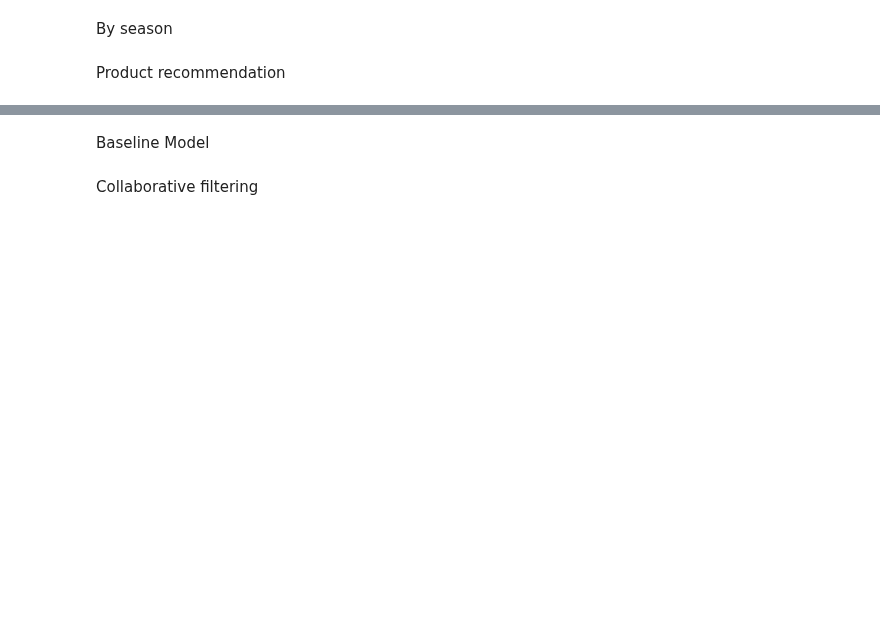
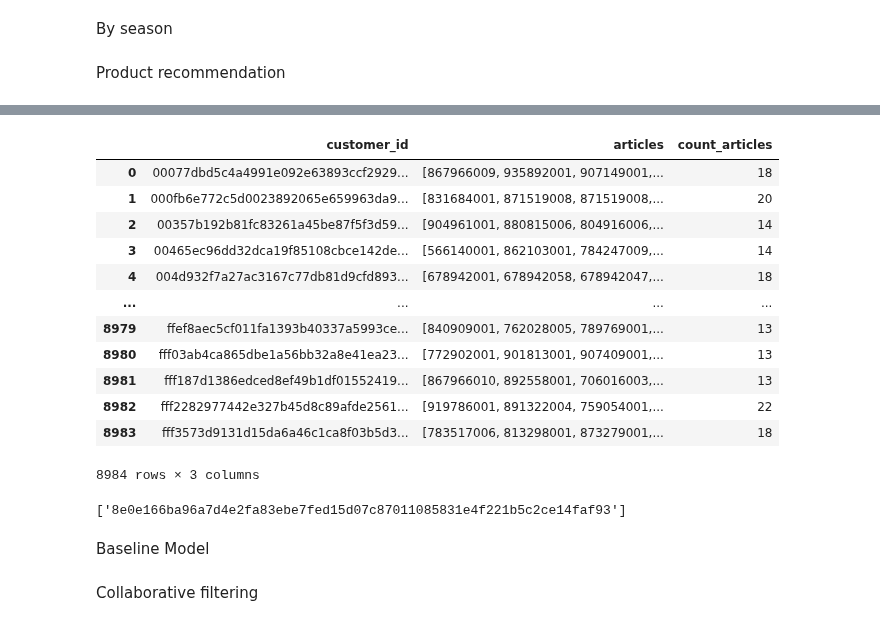
Before and after one commit to streamlit/streamlit-example, a Jupyter notebook: Create csv.ipynb, the cells around one changed output, grey strips where cells are left out. Drawn from its saved outputs; the diff is of its cells as text; code cells hidden in the pictures; blank space fills up the shorter version.

```diff
--- a/Create csv.ipynb
+++ b/Create csv.ipynb
@@ -76,3 +100,25 @@ from tqdm.notebook import tqdm
+# %%
+transactions_agg_customer=transactions_agg_customer[transactions_agg_customer['count_articles']> 12].reset_index(drop=True)
+# %%
+transactions_agg_customer
+# %% [output]
+|  | customer_id | articles | count_articles |
+| 0 | 00077dbd5c4a4991e092e63893ccf2929... | [867966009, 935892001, 907149001,... | 18 |
+| 1 | 000fb6e772c5d0023892065e659963da9... | [831684001, 871519008, 871519008,... | 20 |
+| 2 | 00357b192b81fc83261a45be87f5f3d59... | [904961001, 880815006, 804916006,... | 14 |
+| 3 | 00465ec96dd32dca19f85108cbce142de... | [566140001, 862103001, 784247009,... | 14 |
+| 4 | 004d932f7a27ac3167c77db81d9cfd893... | [678942001, 678942058, 678942047,... | 18 |
+| ... | ... | ... | ... |
+| 8979 | ffef8aec5cf011fa1393b40337a5993ce... | [840909001, 762028005, 789769001,... | 13 |
+| 8980 | fff03ab4ca865dbe1a56bb32a8e41ea23... | [772902001, 901813001, 907409001,... | 13 |
+| 8981 | fff187d1386edced8ef49b1df01552419... | [867966010, 892558001, 706016003,... | 13 |
+| 8982 | fff2282977442e327b45d8c89afde2561... | [919786001, 891322004, 759054001,... | 22 |
+| 8983 | fff3573d9131d15da6a46c1ca8f03b5d3... | [783517006, 813298001, 873279001,... | 18 |
+8984 rows × 3 columns
+# %%
+list(transactions_agg_customer.iloc[[5000]]['customer_id'])
+# %% [output]
+['8e0e166ba96a7d4e2fa83ebe7fed15d07c87011085831e4f221b5c2ce14faf93']
 # %% [markdown]
 Baseline Model
 # %%
```
Also changed, not shown: parts of 22 cells of this notebook, 2 other files.
